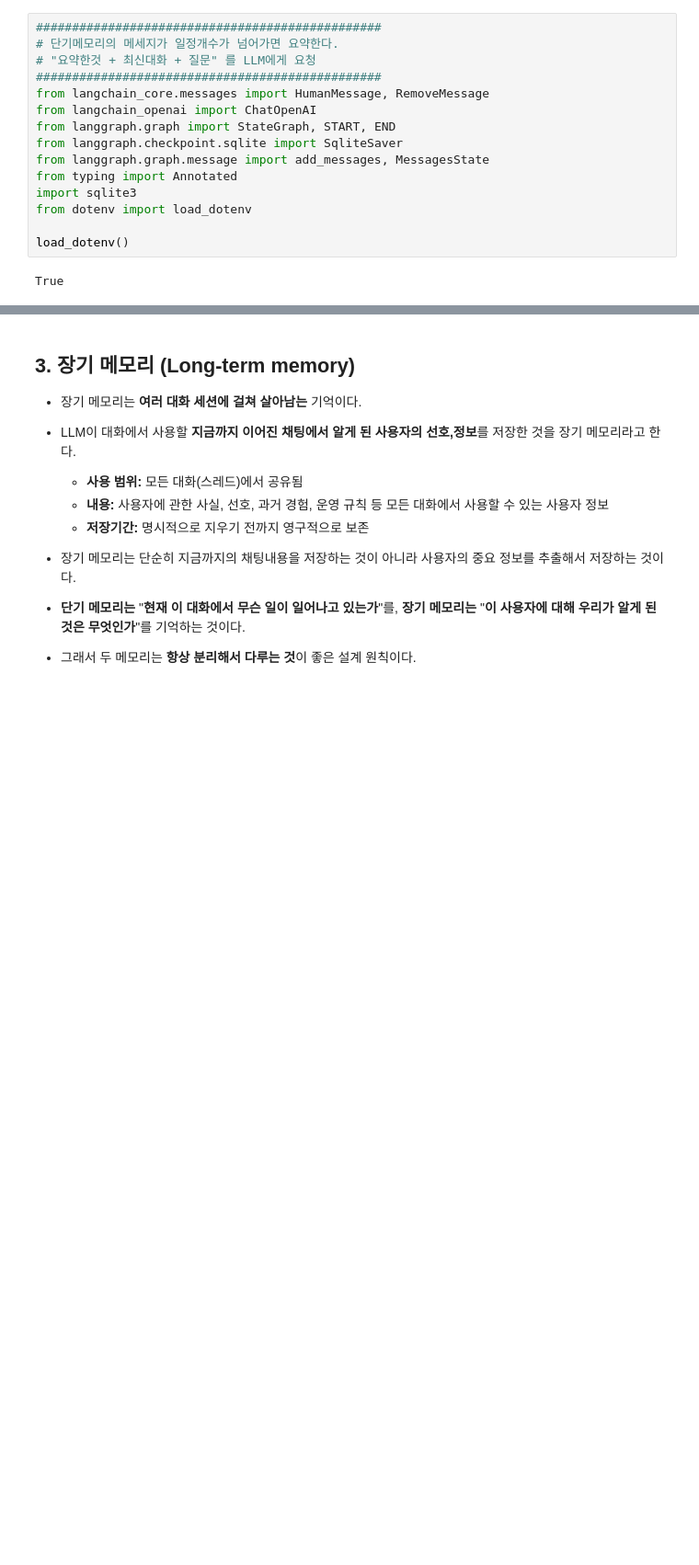
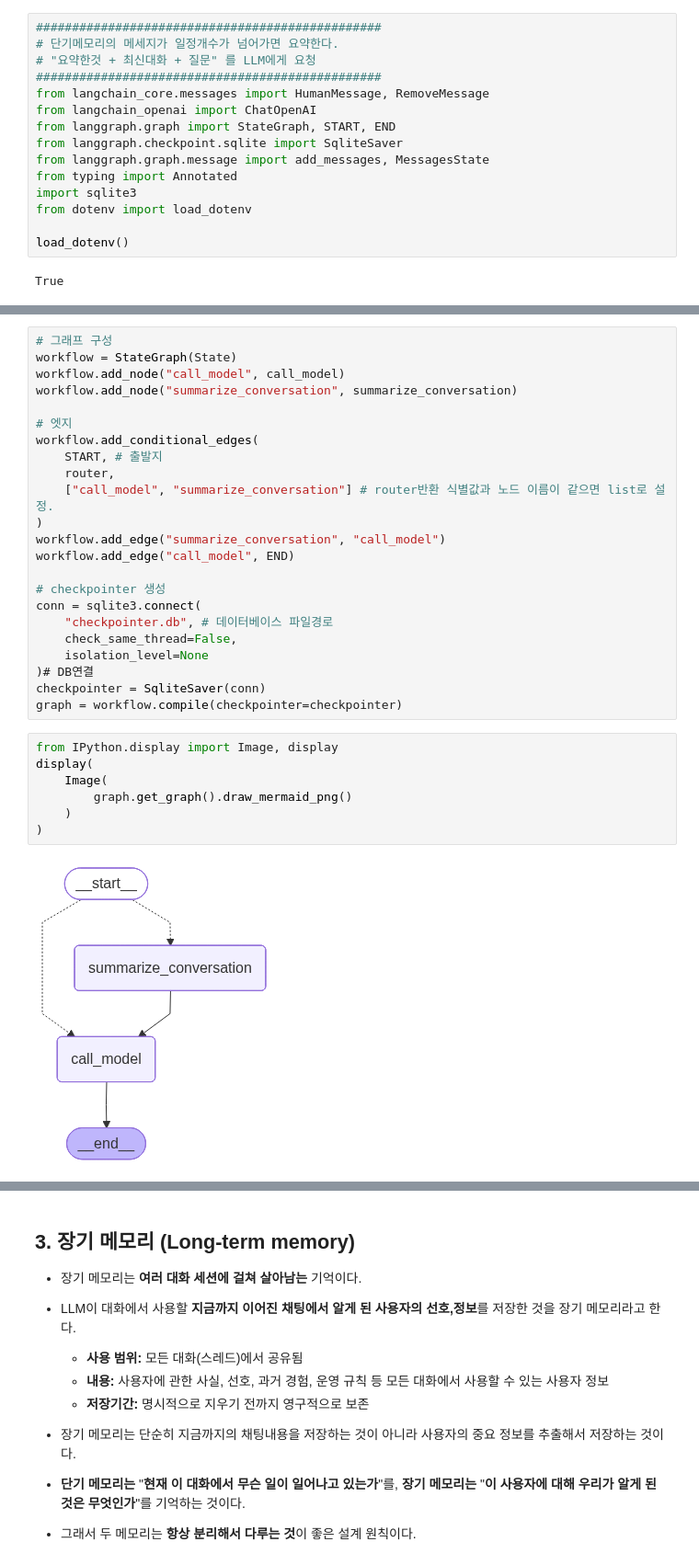
Before and after one commit to kgmyhGit/SKN31-inst, a Jupyter notebook: 10_AI_Agent/13_Agent_langgraph_2.ipynb, the cells around one changed output, grey strips where cells are left out. Shown at 92% size. Saved outputs shown, nothing was run; the diff lists cells and outputs as text; blank space fills up the shorter version.

```diff
--- a/10_AI_Agent/13_Agent_langgraph_2.ipynb
+++ b/10_AI_Agent/13_Agent_langgraph_2.ipynb
@@ -517,0 +545,32 @@ def summarize_conversation(state: State):
+# %%
+# 그래프 구성
+workflow = StateGraph(State)
+workflow.add_node("call_model", call_model)
+workflow.add_node("summarize_conversation", summarize_conversation)
+
+# 엣지
+workflow.add_conditional_edges(
+    START, # 출발지
+    router,
+    ["call_model", "summarize_conversation"] # router반환 식별값과 노드 이름이 같으면 list로 설정.
+)
+workflow.add_edge("summarize_conversation", "call_model")
+workflow.add_edge("call_model", END)
+
+# checkpointer 생성
+conn = sqlite3.connect(
+    "checkpointer.db", # 데이터베이스 파일경로
+    check_same_thread=False,
+    isolation_level=None
+)# DB연결
+checkpointer = SqliteSaver(conn)
+graph = workflow.compile(checkpointer=checkpointer)
+# %%
+from IPython.display import Image, display
+display(
+    Image(
+        graph.get_graph().draw_mermaid_png()
+    )
+)
+# %% [output]
+[figure, added]
```
Also changed, not shown: parts of 4 cells of this notebook, 3 other files.
